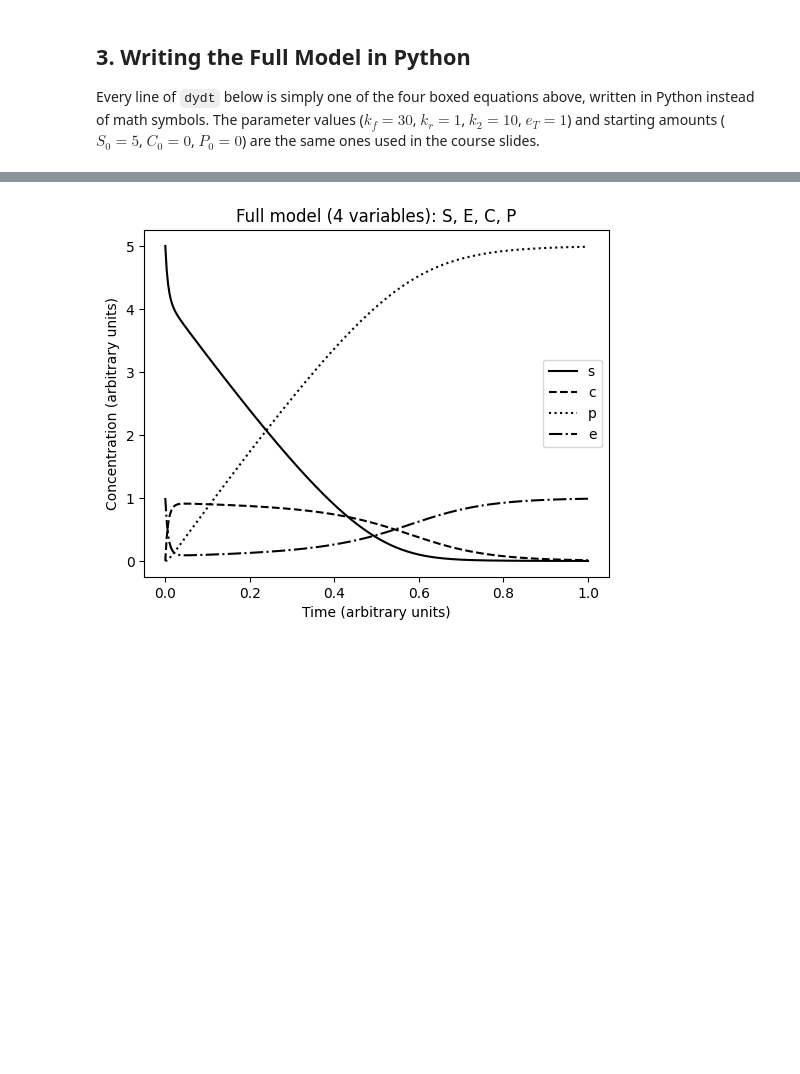
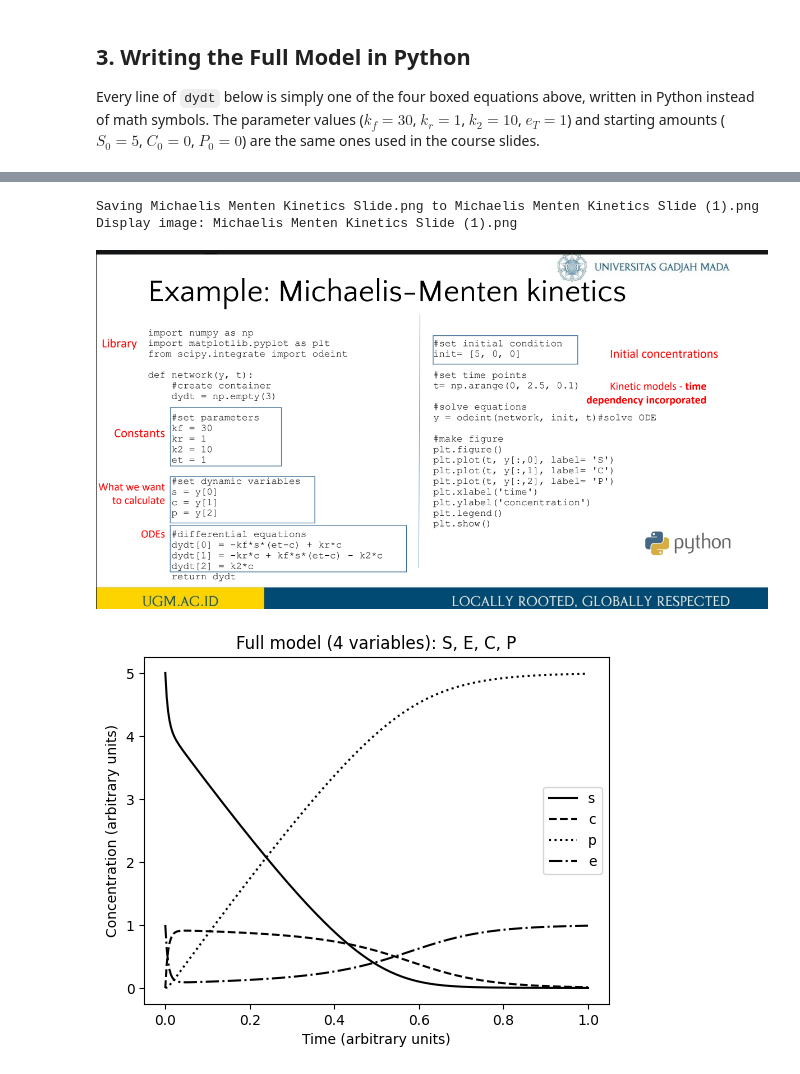
Before and after one commit to Rebahandijalan/ComputationalBiology, a Jupyter notebook: Michaelis_Menten_Kinetics_Bintang.ipynb, the cells around one changed output, grey strips where cells are left out. Saved outputs shown, nothing was run; the diff lists cells and outputs as text; code cells hidden in the pictures; blank space fills up the shorter version.

```diff
--- a/Michaelis_Menten_Kinetics_Bintang.ipynb
+++ b/Michaelis_Menten_Kinetics_Bintang.ipynb
@@ -94,3 +94,13 @@ $$
 ## 3. Writing the Full Model in Python
 
 Every line of `dydt` below is simply one of the four boxed equations above, written in Python instead of math symbols. The parameter values ($k_f=30$, $k_r=1$, $k_2=10$, $e_T=1$) and starting amounts ($S_0=5$, $C_0=0$, $P_0=0$) are the same ones used in the course slides.
+# %%
+from google.colab import files
+from IPython.display import Image, display
+
+uploaded = files.upload()
+
+for file_name in uploaded.keys():
+    print(f'Display image: {file_name}')
+    display(Image(file_name))
+# %% [output]
@@ -97,3 +108,6 @@ Every line of `dydt` below is simply one of the four boxed equations above, writ
+Saving Michaelis Menten Kinetics Slide.png to Michaelis Menten Kinetics Slide (1).png
+Display image: Michaelis Menten Kinetics Slide (1).png
+[figure, added]
 # %%
 # set parameters
 kf = 30      # binding rate constant:    S + E -> C
```
Also changed, not shown: parts of 1 cell of this notebook.
